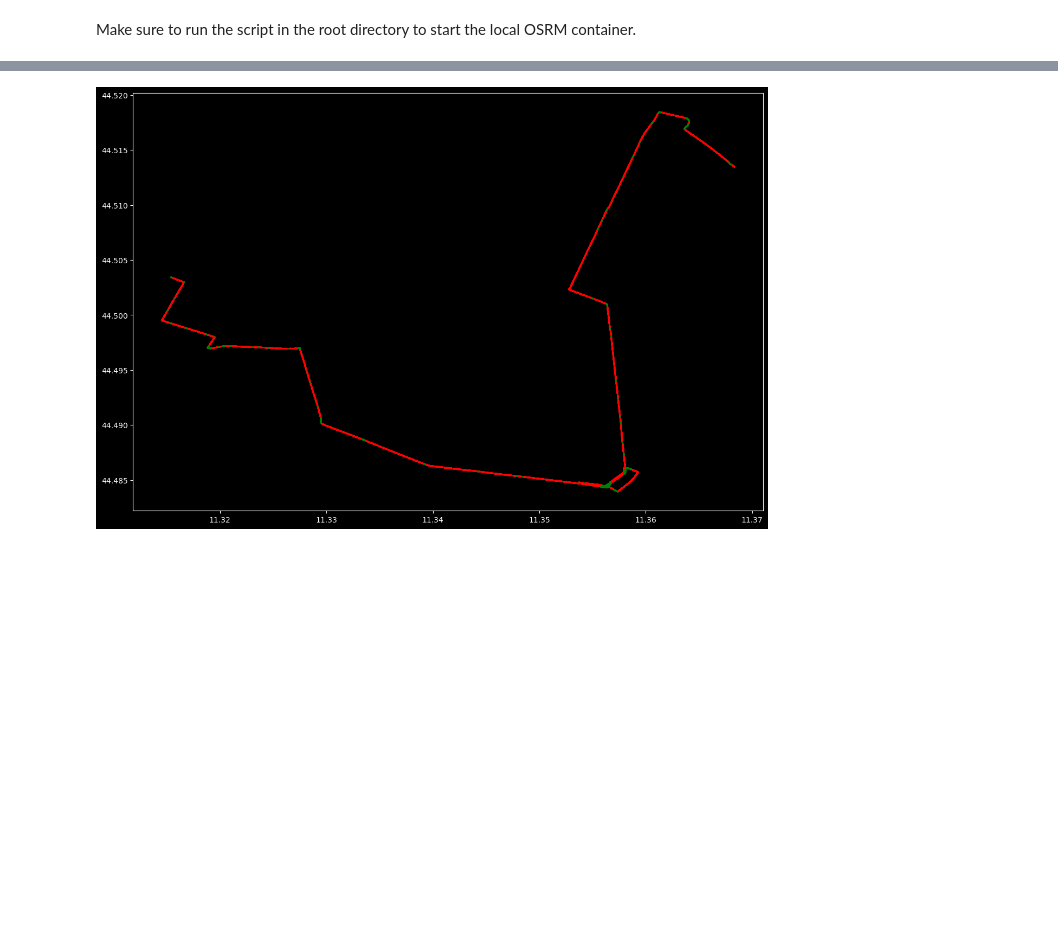
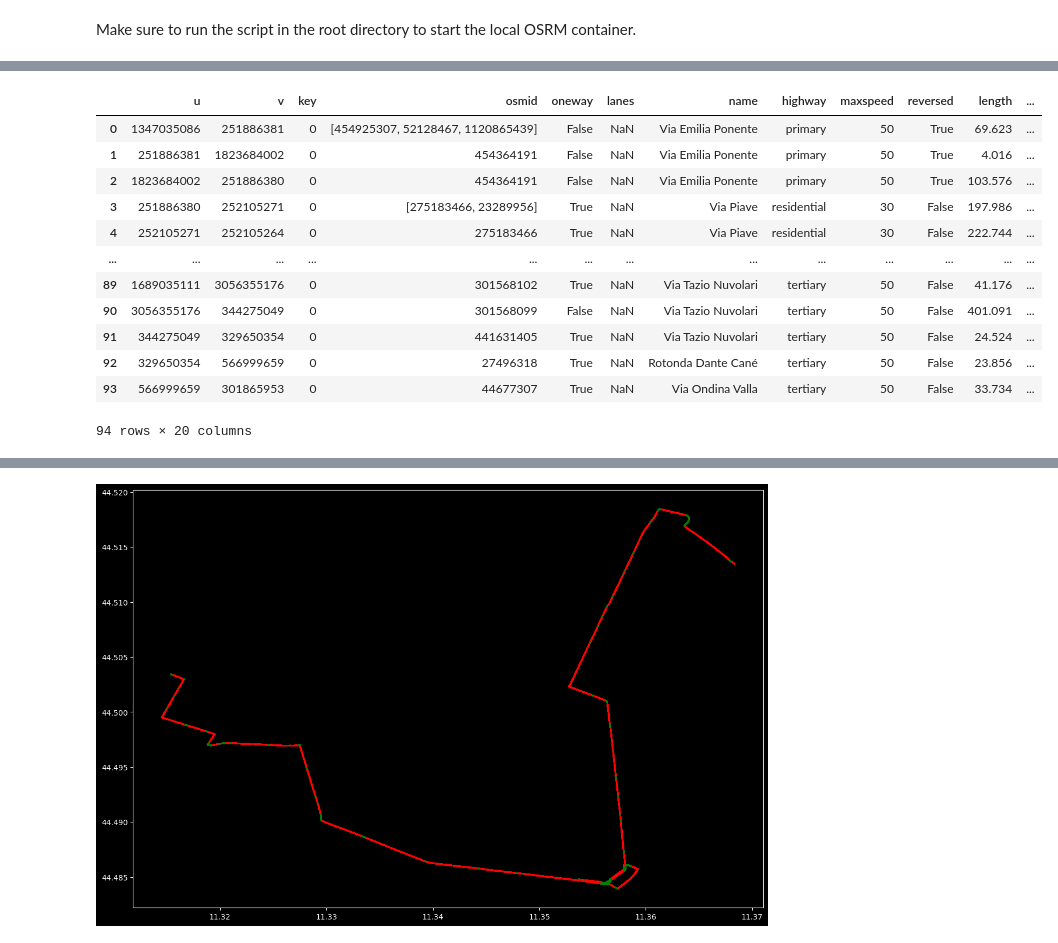
Before and after one commit to xAlessandroC/route2vel, a Jupyter notebook: src/route_interp_2.ipynb, the cells around one changed output, grey strips where cells are left out. Cells and saved outputs as stored; diff of their text form; code cells hidden in the pictures; blank space fills up the shorter version.

```diff
--- a/src/route_interp_2.ipynb
+++ b/src/route_interp_2.ipynb
@@ -100,2 +105,18 @@ After splitting into curves: 193
+# %%
+split_route_gdf
+# %% [output]
+|  | u | v | key | osmid | oneway | lanes | name | highway | maxspeed | reversed | length | ... |
+| 0 | 1347035086 | 251886381 | 0 | [454925307, 52128467, 1120865439] | False | NaN | Via Emilia Ponente | primary | 50 | True | 69.623 | ... |
+| 1 | 251886381 | 1823684002 | 0 | 454364191 | False | NaN | Via Emilia Ponente | primary | 50 | True | 4.016 | ... |
+| 2 | 1823684002 | 251886380 | 0 | 454364191 | False | NaN | Via Emilia Ponente | primary | 50 | True | 103.576 | ... |
+| 3 | 251886380 | 252105271 | 0 | [275183466, 23289956] | True | NaN | Via Piave | residential | 30 | False | 197.986 | ... |
+| 4 | 252105271 | 252105264 | 0 | 275183466 | True | NaN | Via Piave | residential | 30 | False | 222.744 | ... |
+| ... | ... | ... | ... | ... | ... | ... | ... | ... | ... | ... | ... | ... |
+| 89 | 1689035111 | 3056355176 | 0 | 301568102 | True | NaN | Via Tazio Nuvolari | tertiary | 50 | False | 41.176 | ... |
+| 90 | 3056355176 | 344275049 | 0 | 301568099 | False | NaN | Via Tazio Nuvolari | tertiary | 50 | False | 401.091 | ... |
+| 91 | 344275049 | 329650354 | 0 | 441631405 | True | NaN | Via Tazio Nuvolari | tertiary | 50 | False | 24.524 | ... |
+| 92 | 329650354 | 566999659 | 0 | 27496318 | True | NaN | Rotonda Dante Cané | tertiary | 50 | False | 23.856 | ... |
+| 93 | 566999659 | 301865953 | 0 | 44677307 | True | NaN | Via Ondina Valla | tertiary | 50 | False | 33.734 | ... |
+94 rows × 20 columns
 # %%
 pts, pt_labels = get_point_in_route_gdf(split_route_gdf, np.linspace(0, 1, num=2000*len(route_gdf)), return_label=True)
```
Also changed, not shown: parts of 9 cells of this notebook, 4 other files.
